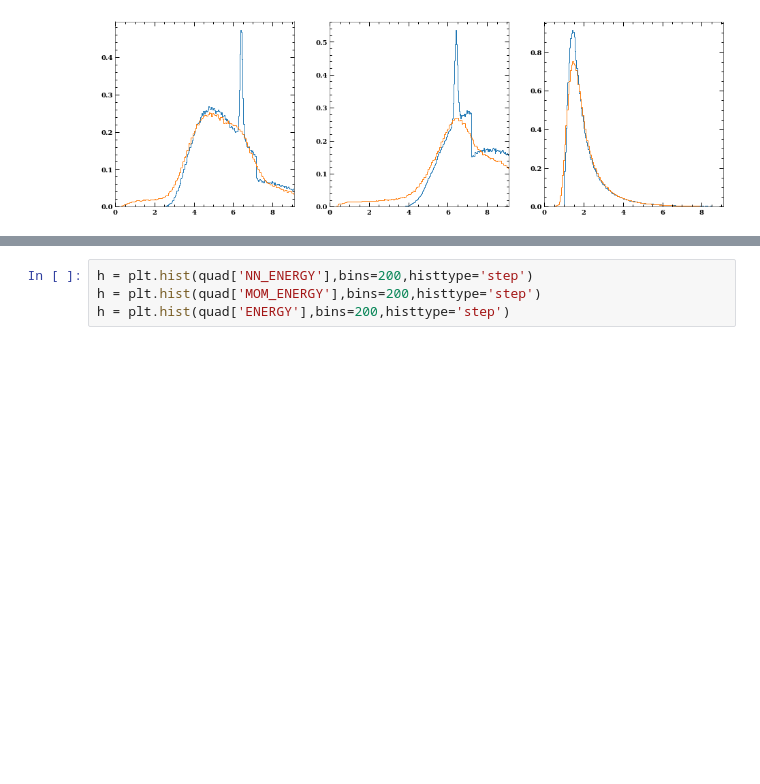
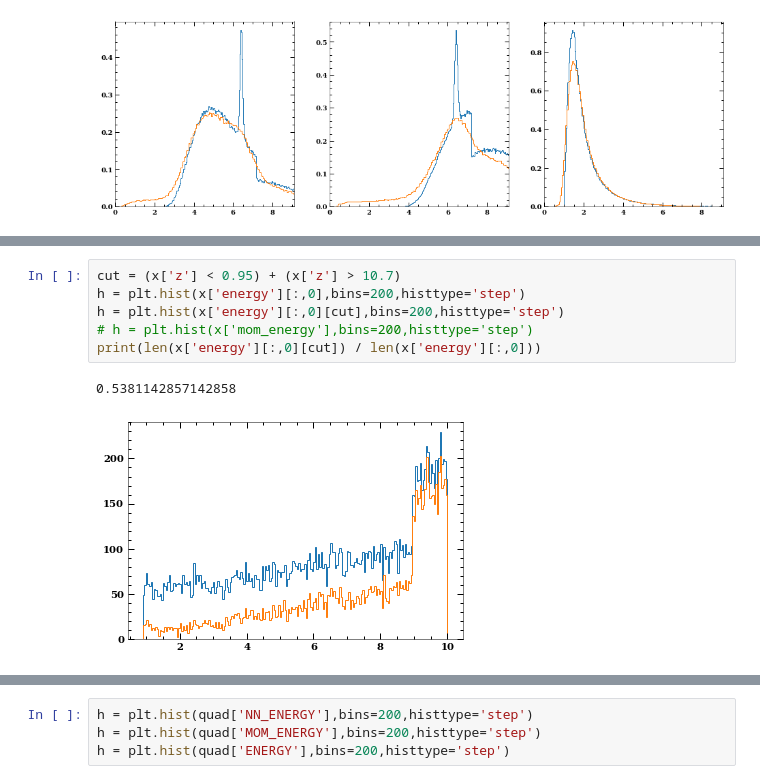
Before and after one commit to alpv95/IXPEML, a Jupyter notebook: notebooks/MDP_Check.ipynb, the cells around one changed output, grey strips where cells are left out. Drawn from its saved outputs; the diff is of its cells as text; blank space fills up the shorter version.

```diff
--- a/notebooks/MDP_Check.ipynb
+++ b/notebooks/MDP_Check.ipynb
@@ -142,0 +168,9 @@ ax3.set_xlim(0,9.1)
+# %%
+cut = (x['z'] < 0.95) + (x['z'] > 10.7)
+h = plt.hist(x['energy'][:,0],bins=200,histtype='step')
+h = plt.hist(x['energy'][:,0][cut],bins=200,histtype='step')
+# h = plt.hist(x['mom_energy'],bins=200,histtype='step')
+print(len(x['energy'][:,0][cut]) / len(x['energy'][:,0]))
+# %% [output]
+0.5381142857142858
+[figure, added]
```
Also changed, not shown: parts of 47 cells of this notebook, 9 other files.
